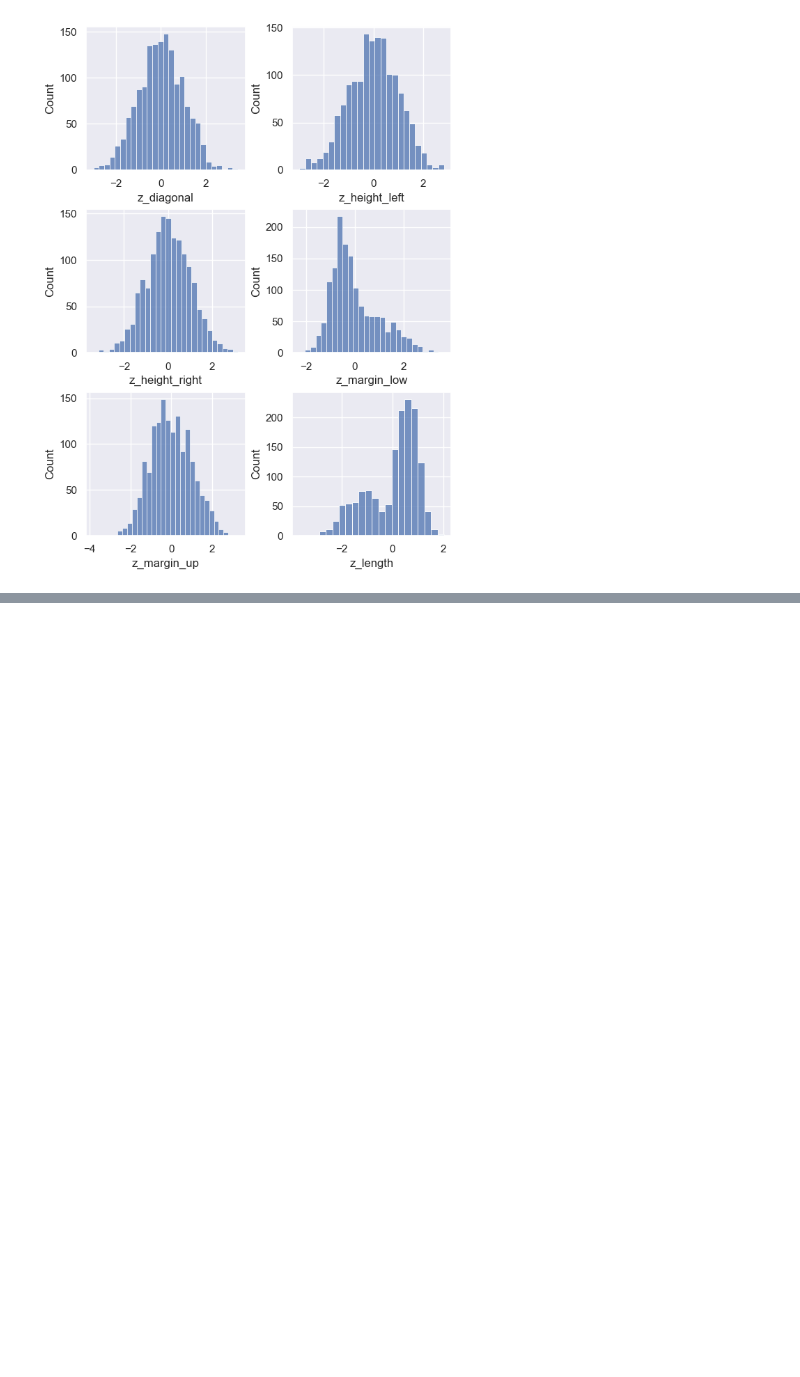
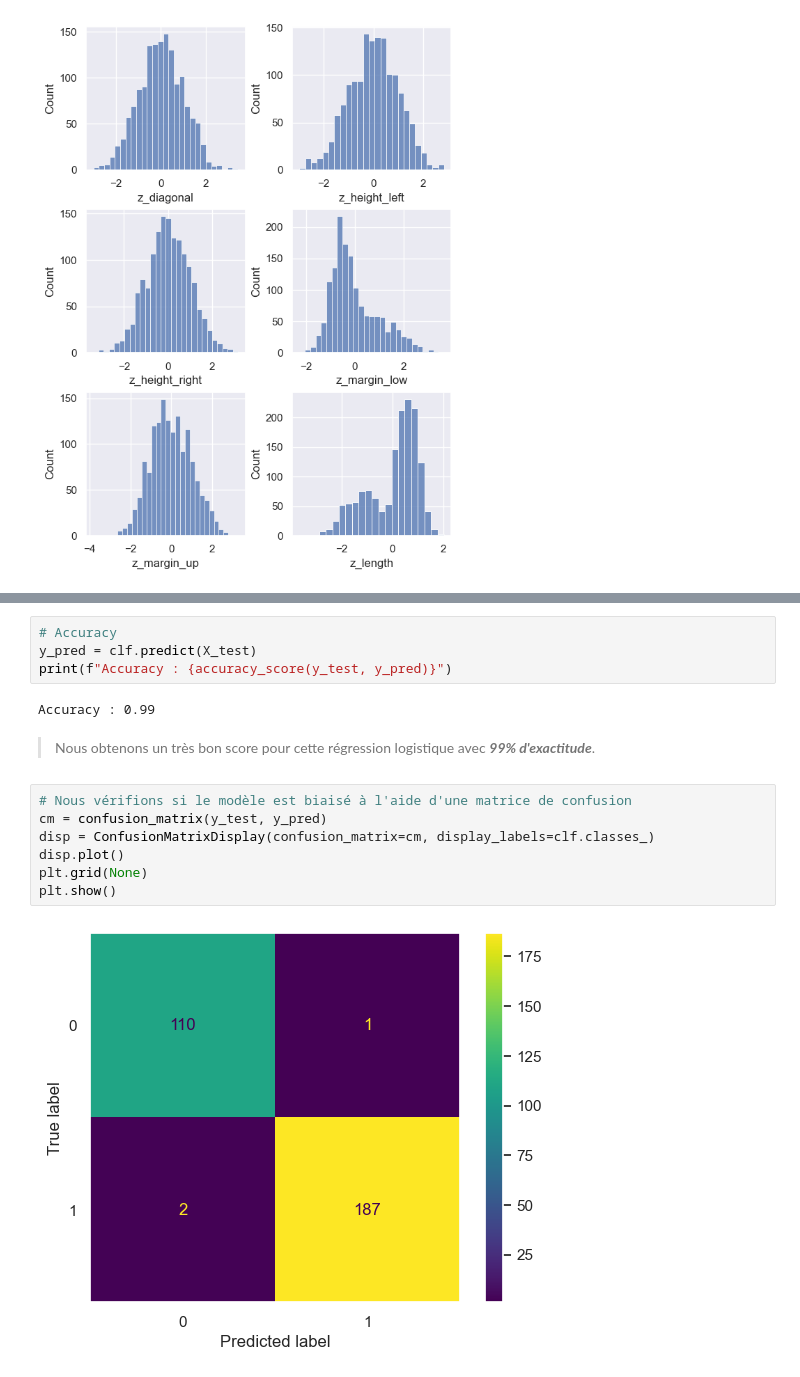
Before and after one commit to lengocduyvu/oncfm-detection-faux-billets, a Jupyter notebook: notebooks/oncfm-analyse.ipynb, the cells around one changed output, grey strips where cells are left out. Cells and saved outputs as stored; diff of their text form; blank space fills up the shorter version.

```diff
--- a/notebooks/oncfm-analyse.ipynb
+++ b/notebooks/oncfm-analyse.ipynb
@@ -285,0 +337,17 @@ Les données dimensionnelles ne comportent ***pas de valeurs aberrantes ou atypi
+# %%
+# Accuracy
+y_pred = clf.predict(X_test)
+print(f"Accuracy : {accuracy_score(y_test, y_pred)}")
+# %% [output]
+Accuracy : 0.99
+# %% [markdown]
+> Nous obtenons un très bon score pour cette régression logistique avec ***99% d'exactitude***.
+# %%
+# Nous vérifions si le modèle est biaisé à l'aide d'une matrice de confusion
+cm = confusion_matrix(y_test, y_pred)
+disp = ConfusionMatrixDisplay(confusion_matrix=cm, display_labels=clf.classes_)
+disp.plot()
+plt.grid(None)
+plt.show()
+# %% [output]
+[figure, added]
```
Also changed, not shown: parts of 28 cells of this notebook.
